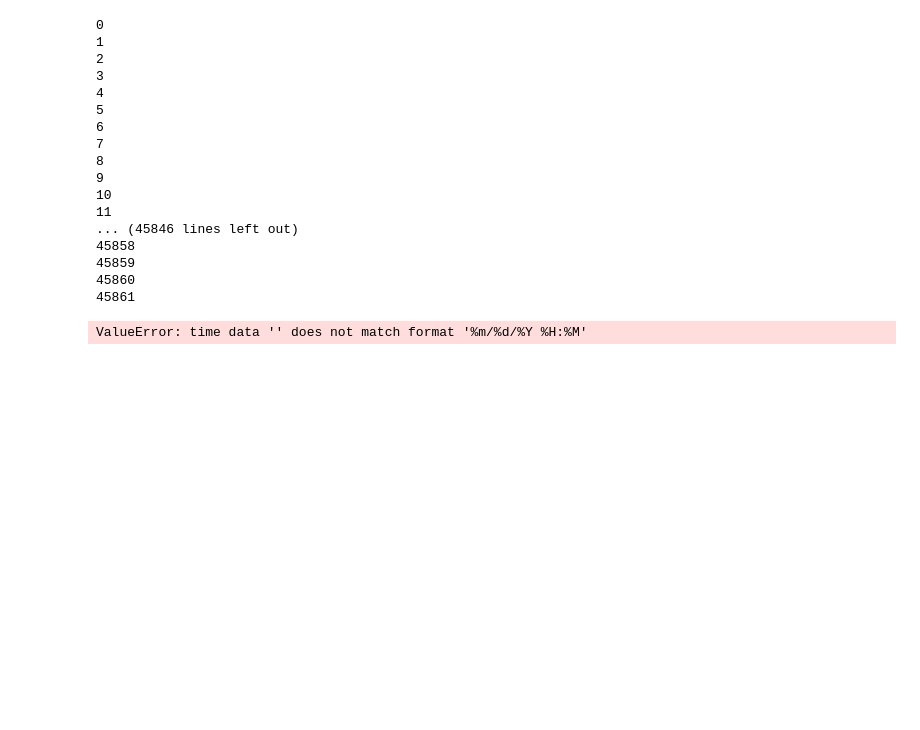
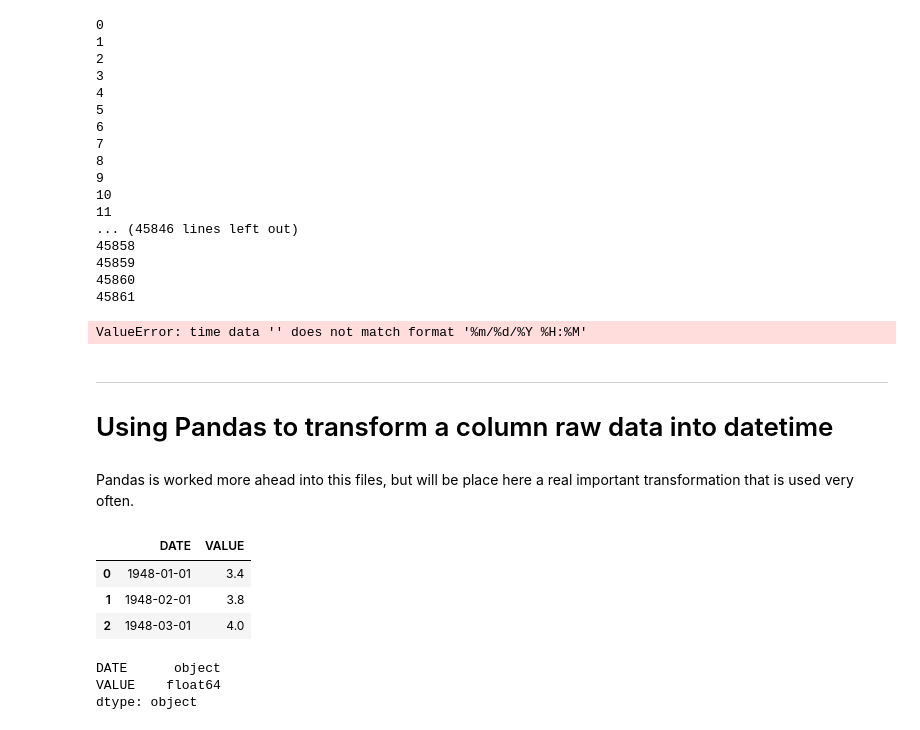
Before and after one commit to BrenoCPimenta/DataScience-study-and-revise, a Jupyter notebook: 09 Python - Date-Time/09 Python - Date-Time.ipynb, the cells around one changed output. Cells and saved outputs as stored; diff of their text form; code cells hidden in the pictures; blank space fills up the shorter version.

Commit message:
Add pandas datetime change to datetime notebook
Together with the change, it was uploaded a dataset to help the pandas datetime example

```diff
--- a/09 Python - Date-Time/09 Python - Date-Time.ipynb
+++ b/09 Python - Date-Time/09 Python - Date-Time.ipynb
@@ -374,3 +374,23 @@ avg_time = sum(delta, dt.timedelta(0)) / len(delta)
 45860
 45861
 ValueError: time data '' does not match format '%m/%d/%Y %H:%M'
+# %% [markdown]
+---
+# Using Pandas to transform a column raw data into datetime
+# %% [markdown]
+Pandas is worked more ahead into this files, but will be place here a real important transformation that is used very often.
+# %%
+import pandas as pd
+unrate = pd.read_csv("unrate.csv")
+unrate.head(3)
+# %% [output]
+|  | DATE | VALUE |
+| 0 | 1948-01-01 | 3.4 |
+| 1 | 1948-02-01 | 3.8 |
+| 2 | 1948-03-01 | 4.0 |
+# %%
+unrate.dtypes
+# %% [output]
+DATE      object
+VALUE    float64
+dtype: object
```
Also changed, not shown: parts of 3 cells of this notebook, 1 other file.
